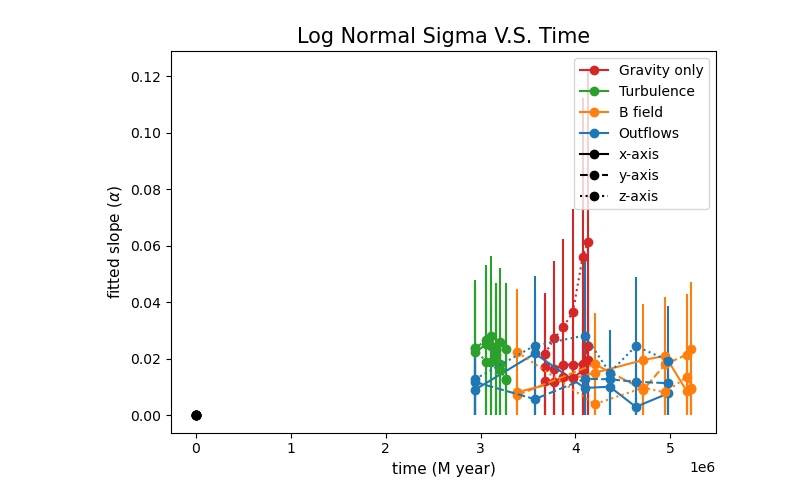
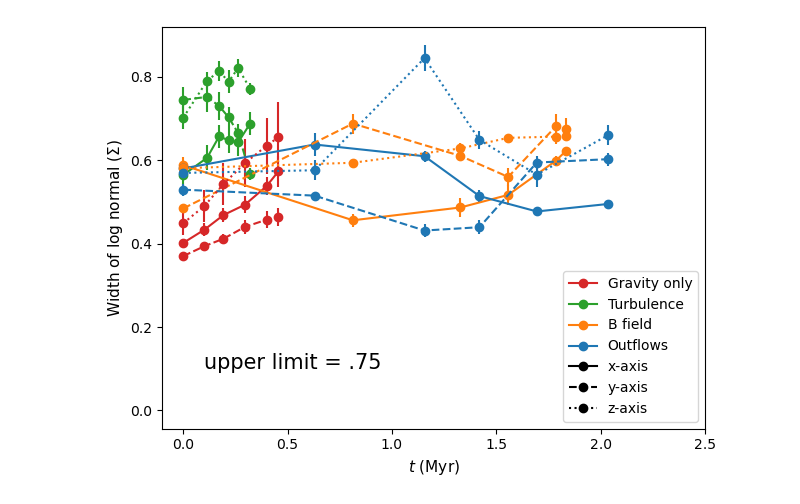
Before and after one commit to Kiihne/PDF-kiihne, a Jupyter notebook: slope_plot.ipynb, the cells around one changed output. Drawn from its saved outputs; the diff is of its cells as text; code cells hidden in the pictures.

Commit message:
checking x-axis for sigma

```diff
--- a/slope_plot.ipynb
+++ b/slope_plot.ipynb
@@ -15,8 +15,12 @@ import pandas as pd
 inputfile = ('slope_0%.txt','slope_1%.txt','slope_2%.txt','slope_3%.txt','slope_4%.txt','slope_5%.txt')#,'slope_10%_and_6%.txt',)
 time_file = pd.read_csv("Time_conversions.csv")
 times = time_file['time']
-times = times*3.71e-8   #convert seconds to Myear
+times = times*3.71e-14   #convert seconds to Myear
 time_gtmp =times[0:6]
+time_gtmp = time_gtmp-time_gtmp[0]
 time_gtm = times[7:13]
+time_gtm = time_gtm-time_gtm[7]
 time_gt = times[14:20]
+time_gt = time_gt-time_gt[14]
 time_g = times[21:27]
+time_g = time_g-time_g[21]
@@ -23,7 +97,10 @@ time_g = times[21:27]
 # %%
 #main plotting cell
 line = ('solid', 'dashed', 'dotted')
-inputfile = ('txt_file_storage/sigma_0%.txt','txt_file_storage/sigma_1%.txt','txt_file_storage/sigma_2%.txt','txt_file_storage/sigma_3%.txt','txt_file_storage/sigma_4%.txt','txt_file_storage/sigma_5%.txt')
+plt.annotate('upper limit = .75',[.1,.1], size =15)
+#inputfile = ('txt_file_storage/sigma_0%.txt','txt_file_storage/sigma_1%.txt','txt_file_storage/sigma_2%.txt','txt_file_storage/sigma_3%.txt','txt_file_storage/sigma_4%.txt','txt_file_storage/sigma_5%.txt')
+inputfile = ('txt_file_storage/sigma_0%_lim75.txt','txt_file_storage/sigma_1%_lim75.txt','txt_file_storage/sigma_2%_lim75.txt','txt_file_storage/sigma_3%_lim75.txt','txt_file_storage/sigma_4%_lim75.txt','txt_file_storage/sigma_5%_lim75.txt')
+
 for a in range(3):
     slope_x_g = []
     slope_x_gt = []
@@ -44,45 +121,45 @@ for a in range(3):
         string3 = string2.split(",")
         string3 = np.array(string3)
         slope_list = string3.astype('float')
         slope_x_g.append(slope_list[0+a])
         slope_x_gt.append(slope_list[3+a])
         slope_x_gtm.append(slope_list[6+a])
         slope_x_gtmp.append(slope_list[9+a])
         #error bar cutting
         f =open(inputfile[ii])
         newlist = [i for i in f]
         string = newlist[1]
         string1 = string.split("[")[1]
         string2 = string1.split("]")[0]
         string3 = string2.split(",")
         string3 = np.array(string3)
         slope_list = string3.astype('float')
         error_x_g.append(slope_list[0+a])
         error_x_gt.append(slope_list[3+a])
         error_x_gtm.append(slope_list[6+a])
         error_x_gtmp.append(slope_list[9+a])
 
     plt.errorbar(time_g,slope_x_g,yerr = error_x_g, marker = "o", color = 'C3', linestyle = line[a])#, alpha =alpha[a])
     plt.errorbar(time_gt,slope_x_gt,yerr = error_x_gt, marker = "o", color = 'C2', linestyle = line[a])#, alpha =alpha[a])
     plt.errorbar(time_gtm,slope_x_gtm,yerr = error_x_gtm, marker = "o", color = 'C1', linestyle = line[a])#, alpha =alpha[a])
     plt.errorbar(time_gtmp,slope_x_gtmp,yerr = error_x_gtmp, marker = "o", color = 'C0', linestyle = line[a])#, alpha =alpha[a])
     #Invisible lines to fix legend
-    plt.plot(0,0, marker = "o", color = 'C3', linestyle = line[0])
-    plt.plot(0,0, marker = "o", color = 'C2', linestyle = line[0])
-    plt.plot(0,0, marker = "o", color = 'C1', linestyle = line[0])
-    plt.plot(0,0, marker = "o", color = 'C0', linestyle = line[0])
-    plt.plot(0,0, marker = "o", color = 'black', linestyle = line[0])
-    plt.plot(0,0, marker = "o", color = 'black', linestyle = line[1])
-    plt.plot(0,0, marker = "o", color = 'black', linestyle = line[2])
+    plt.plot(10,0, marker = "o", color = 'C3', linestyle = line[0])
+    plt.plot(10,0, marker = "o", color = 'C2', linestyle = line[0])
+    plt.plot(10,0, marker = "o", color = 'C1', linestyle = line[0])
+    plt.plot(10,0, marker = "o", color = 'C0', linestyle = line[0])
+    plt.plot(10,0, marker = "o", color = 'black', linestyle = line[0])
+    plt.plot(10,0, marker = "o", color = 'black', linestyle = line[1])
+    plt.plot(10,0, marker = "o", color = 'black', linestyle = line[2])
     #plot bells and whistles
-    plt.title('Log Normal Sigma V.S. Time', size = 15)
-    plt.xlabel('time (M year)', size=11)
-    plt.ylabel(r'fitted slope ($\alpha$)', size=11)
+    #plt.title('Log Normal Sigma V.S. Time', size = 15)
+    plt.xlabel(r'$t$ (Myr)', size=11)
+    plt.ylabel(r'Width of log normal ($\Sigma$)', size=11)
     #plt.ylim( -5.5,-1.8)
-    #plt.xlim(1.8e6,5.5e6)
-    plt.legend(['Gravity only', 'Turbulence', 'B field', 'Outflows', 'x-axis','y-axis','z-axis'])
+    plt.xlim(-.1,2.5)
+    plt.legend(['Gravity only', 'Turbulence', 'B field', 'Outflows', 'x-axis','y-axis','z-axis'], loc = 'lower right')
     plt.tight_layout()
-plt.savefig('cdensity_slope_plot')
+plt.savefig('cdensity_sigma_plot_lim,75')
 # %% [output]
-[figure, old version]
+[figure, new version]
 # %%
```
Also changed, not shown: parts of 4 cells of this notebook, 1 other file.
